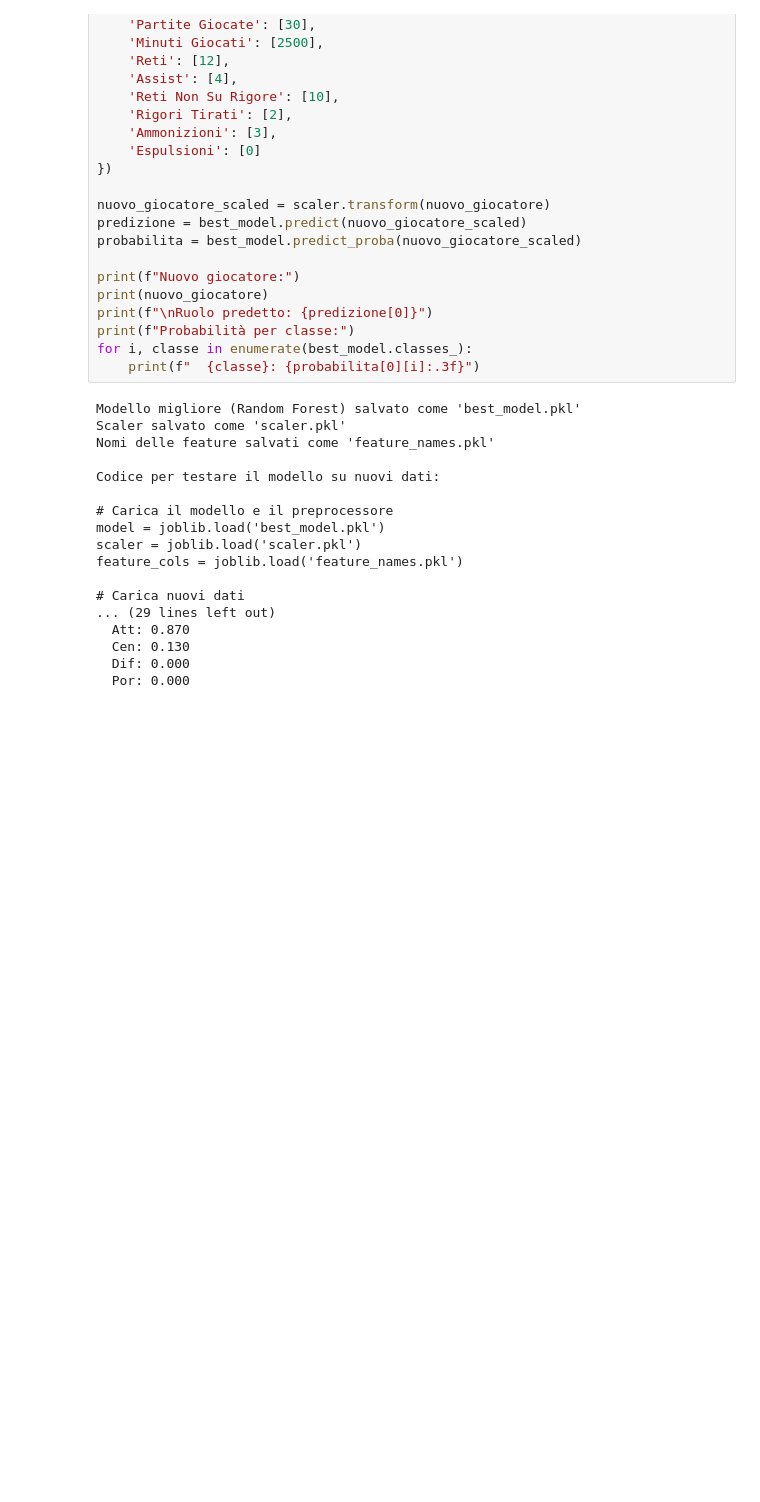
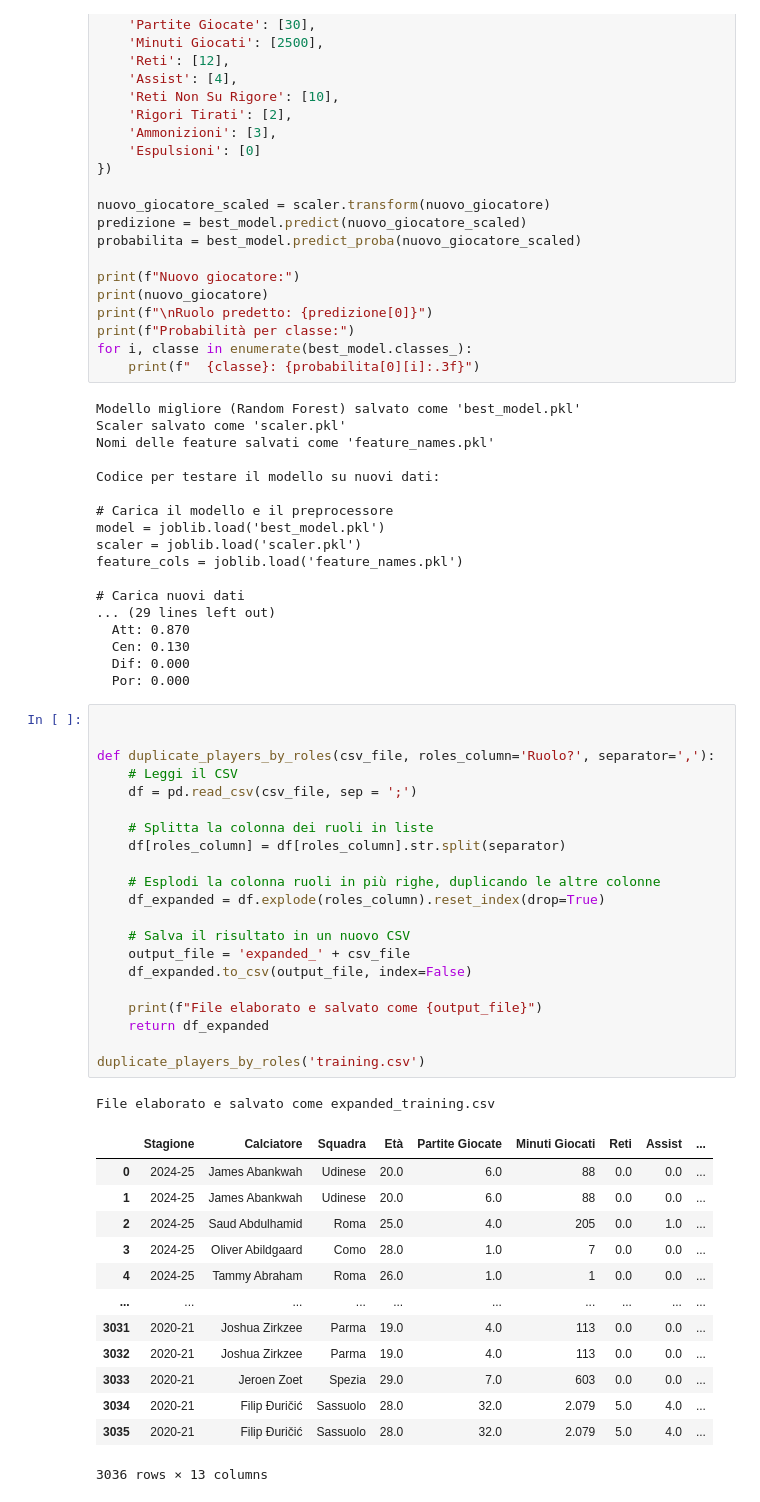
Before and after one commit to Samuele223/machine-Learning, a Jupyter notebook: proj1.ipynb, the cells around one changed output. Cells and saved outputs as stored; diff of their text form; blank space fills up the shorter version.

Commit message:
duplcate role

```diff
--- a/proj1.ipynb
+++ b/proj1.ipynb
@@ -1092,3 +1092,39 @@ feature_cols = joblib.load('feature_names.pkl')
   Cen: 0.130
   Dif: 0.000
   Por: 0.000
+# %%
+
+
+def duplicate_players_by_roles(csv_file, roles_column='Ruolo?', separator=','):
+    # Leggi il CSV
+    df = pd.read_csv(csv_file, sep = ';')
+
+    # Splitta la colonna dei ruoli in liste
+    df[roles_column] = df[roles_column].str.split(separator)
+
+    # Esplodi la colonna ruoli in più righe, duplicando le altre colonne
+    df_expanded = df.explode(roles_column).reset_index(drop=True)
+
+    # Salva il risultato in un nuovo CSV
+    output_file = 'expanded_' + csv_file
+    df_expanded.to_csv(output_file, index=False)
+
+    print(f"File elaborato e salvato come {output_file}")
+    return df_expanded
+
+duplicate_players_by_roles('training.csv')
+# %% [output]
+File elaborato e salvato come expanded_training.csv
+|  | Stagione | Calciatore | Squadra | Età | Partite Giocate | Minuti Giocati | Reti | Assist | ... |
+| 0 | 2024-25 | James Abankwah | Udinese | 20.0 | 6.0 | 88 | 0.0 | 0.0 | ... |
+| 1 | 2024-25 | James Abankwah | Udinese | 20.0 | 6.0 | 88 | 0.0 | 0.0 | ... |
+| 2 | 2024-25 | Saud Abdulhamid | Roma | 25.0 | 4.0 | 205 | 0.0 | 1.0 | ... |
+| 3 | 2024-25 | Oliver Abildgaard | Como | 28.0 | 1.0 | 7 | 0.0 | 0.0 | ... |
+| 4 | 2024-25 | Tammy Abraham | Roma | 26.0 | 1.0 | 1 | 0.0 | 0.0 | ... |
+| ... | ... | ... | ... | ... | ... | ... | ... | ... | ... |
+| 3031 | 2020-21 | Joshua Zirkzee | Parma | 19.0 | 4.0 | 113 | 0.0 | 0.0 | ... |
+| 3032 | 2020-21 | Joshua Zirkzee | Parma | 19.0 | 4.0 | 113 | 0.0 | 0.0 | ... |
+| 3033 | 2020-21 | Jeroen Zoet | Spezia | 29.0 | 7.0 | 603 | 0.0 | 0.0 | ... |
+| 3034 | 2020-21 | Filip Đuričić | Sassuolo | 28.0 | 32.0 | 2.079 | 5.0 | 4.0 | ... |
+| 3035 | 2020-21 | Filip Đuričić | Sassuolo | 28.0 | 32.0 | 2.079 | 5.0 | 4.0 | ... |
+3036 rows × 13 columns
```
Also changed, not shown: 1 other file.
